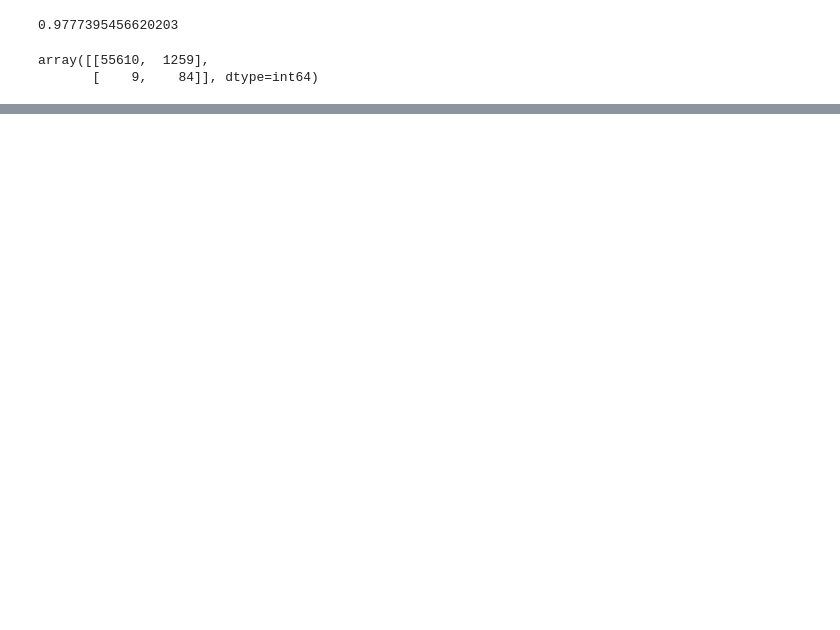
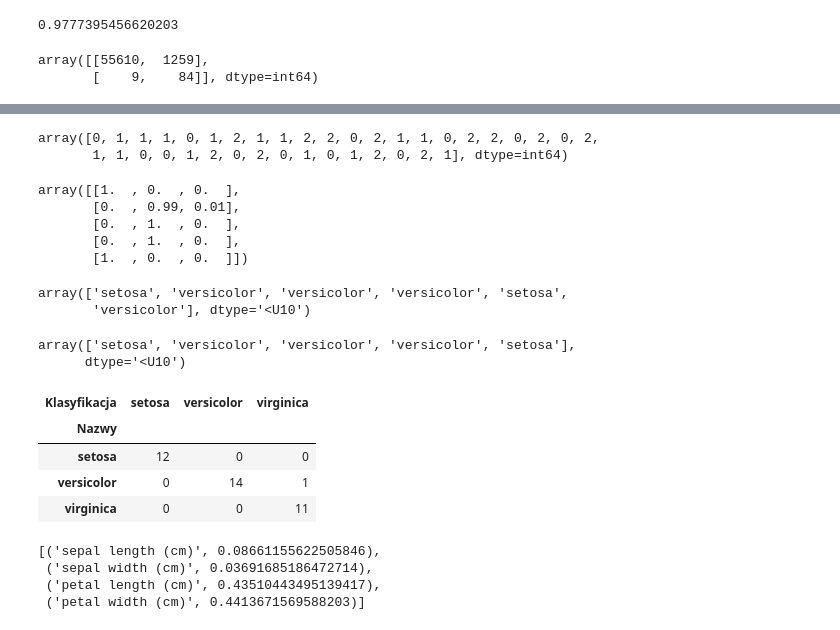
Before and after one commit to AgnesGru/ML_algoritms, a Jupyter notebook: ML Algoritms.ipynb, the cells around one changed output, grey strips where cells are left out. Drawn from its saved outputs; the diff is of its cells as text; code cells hidden in the pictures; blank space fills up the shorter version.

```diff
--- a/ML Algoritms.ipynb
+++ b/ML Algoritms.ipynb
@@ -152,0 +238,5 @@ array([[55610,  1259],
+# %%
+from sklearn.ensemble import RandomForestClassifier
+
+RFclf = RandomForestClassifier(n_jobs=2, random_state=0)
+RFclf.fit(x_train, y_train)
@@ -152,0 +252,40 @@ array([[55610,  1259],
+# %%
+RFclf.predict(x_test)
+# %% [output]
+array([0, 1, 1, 1, 0, 1, 2, 1, 1, 2, 2, 0, 2, 1, 1, 0, 2, 2, 0, 2, 0, 2,
+       1, 1, 0, 0, 1, 2, 0, 2, 0, 1, 0, 1, 2, 0, 2, 1], dtype=int64)
+# %%
+RFclf.predict_proba(x_test[0:5]) # jaka jest pewność decyzji klasyfikatora dla każdej obserwacji
+# %% [output]
+array([[1.  , 0.  , 0.  ],
+       [0.  , 0.99, 0.01],
+       [0.  , 1.  , 0.  ],
+       [0.  , 1.  , 0.  ],
+       [1.  , 0.  , 0.  ]])
+# %%
+klas = iris.target_names[RFclf.predict(x_test)]
+klas[0:6]
+# %% [output]
+array(['setosa', 'versicolor', 'versicolor', 'versicolor', 'setosa',
+       'versicolor'], dtype='<U10')
+# %%
+nazwy = iris.target_names[y_test]
+nazwy[0:5]
+# %% [output]
+array(['setosa', 'versicolor', 'versicolor', 'versicolor', 'setosa'],
+      dtype='<U10')
+# %%
+pd.crosstab(nazwy, klas, rownames=['Nazwy'], colnames=['Klasyfikacja'])
+# %% [output]
+| Klasyfikacja | setosa | versicolor | virginica |
+| Nazwy |  |  |  |
+| setosa | 12 | 0 | 0 |
+| versicolor | 0 | 14 | 1 |
+| virginica | 0 | 0 | 11 |
+# %%
+list(zip(x_train, RFclf.feature_importances_)) # która zmienna najważniejsza w budowaniu modelu
+# %% [output]
+[('sepal length (cm)', 0.08661155622505846),
+ ('sepal width (cm)', 0.03691685186472714),
+ ('petal length (cm)', 0.43510443495139417),
+ ('petal width (cm)', 0.4413671569588203)]
```
Also changed, not shown: parts of 12 cells of this notebook.
